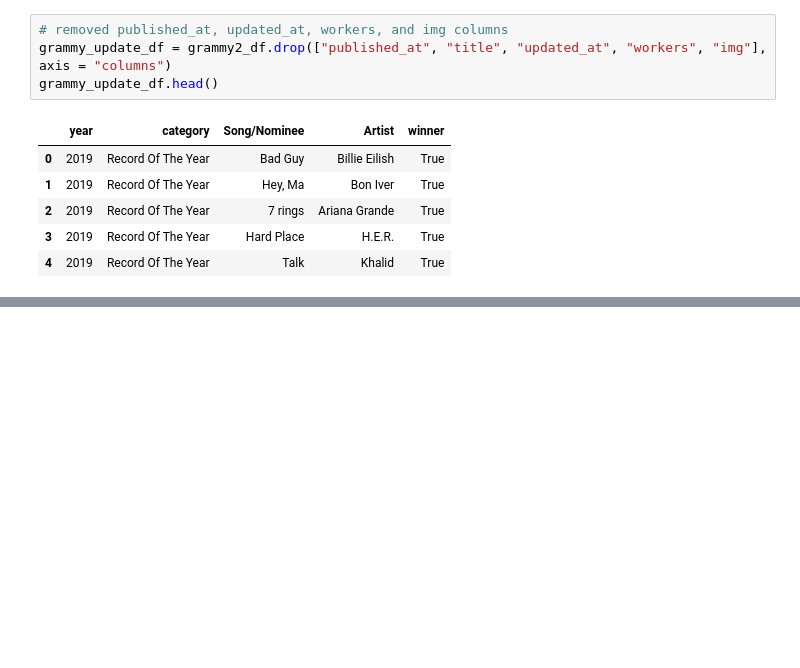
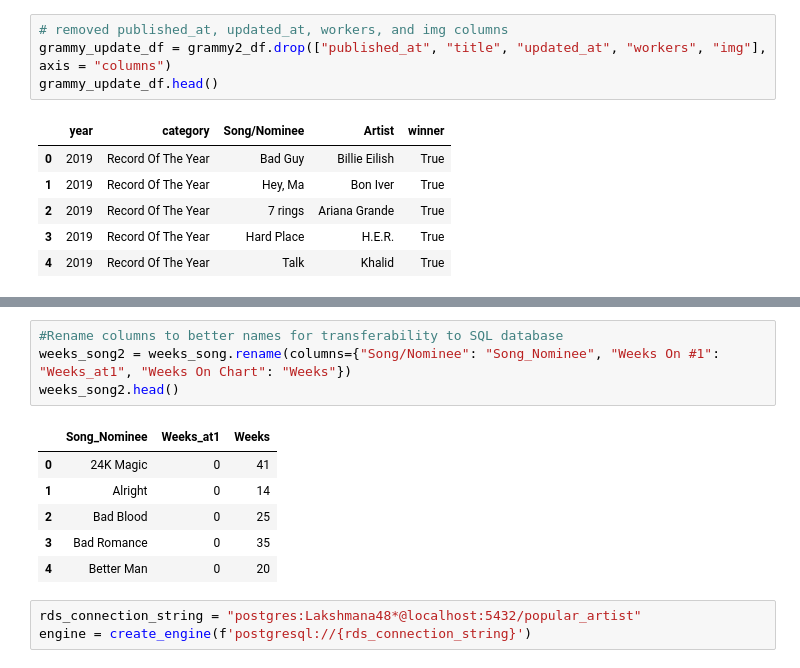
Before and after one commit to AnjanaDelhi/ETL_Project2, a Jupyter notebook: bill_gram.ipynb, the cells around one changed output, grey strips where cells are left out. Saved outputs shown, nothing was run; the diff lists cells and outputs as text; blank space fills up the shorter version.

```diff
--- a/bill_gram.ipynb
+++ b/bill_gram.ipynb
@@ -139,0 +161,14 @@ weeks.head()
+# %%
+#Rename columns to better names for transferability to SQL database
+weeks_song2 = weeks_song.rename(columns={"Song/Nominee": "Song_Nominee", "Weeks On #1": "Weeks_at1", "Weeks On Chart": "Weeks"})
+weeks_song2.head()
+# %% [output]
+|  | Song_Nominee | Weeks_at1 | Weeks |
+| 0 | 24K Magic | 0 | 41 |
+| 1 | Alright | 0 | 14 |
+| 2 | Bad Blood | 0 | 25 |
+| 3 | Bad Romance | 0 | 35 |
+| 4 | Better Man | 0 | 20 |
+# %%
+rds_connection_string = "postgres:Lakshmana48*@localhost:5432/popular_artist"
+engine = create_engine(f'postgresql://{rds_connection_string}')
```
Also changed, not shown: parts of 4 cells of this notebook, 1 other file.
